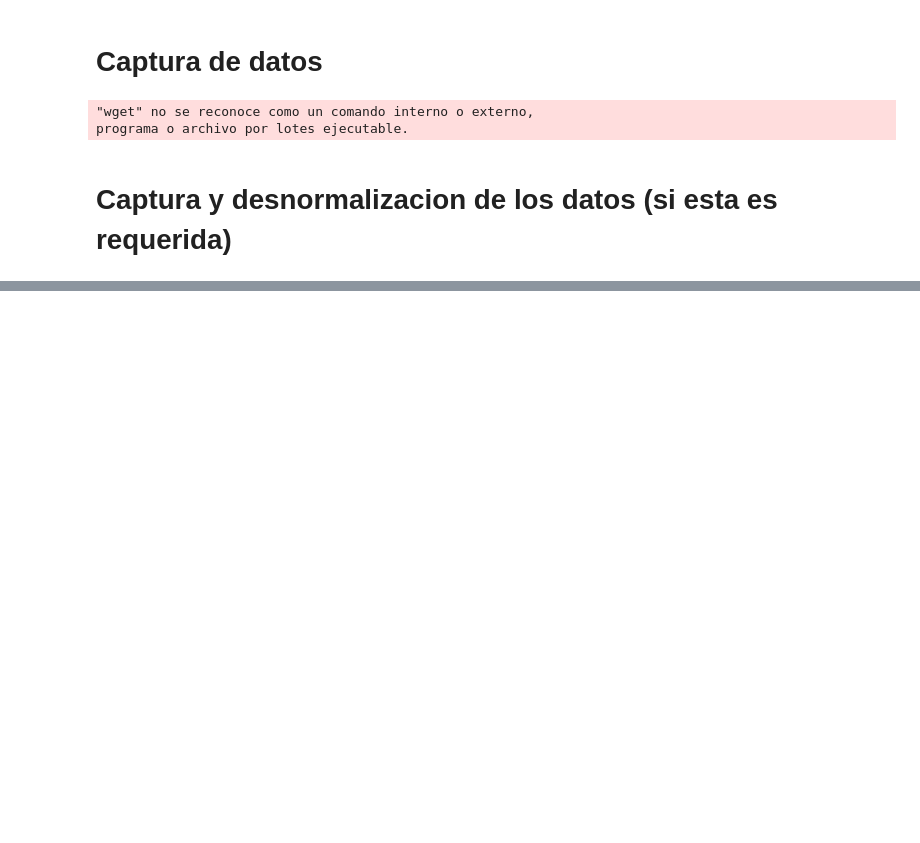
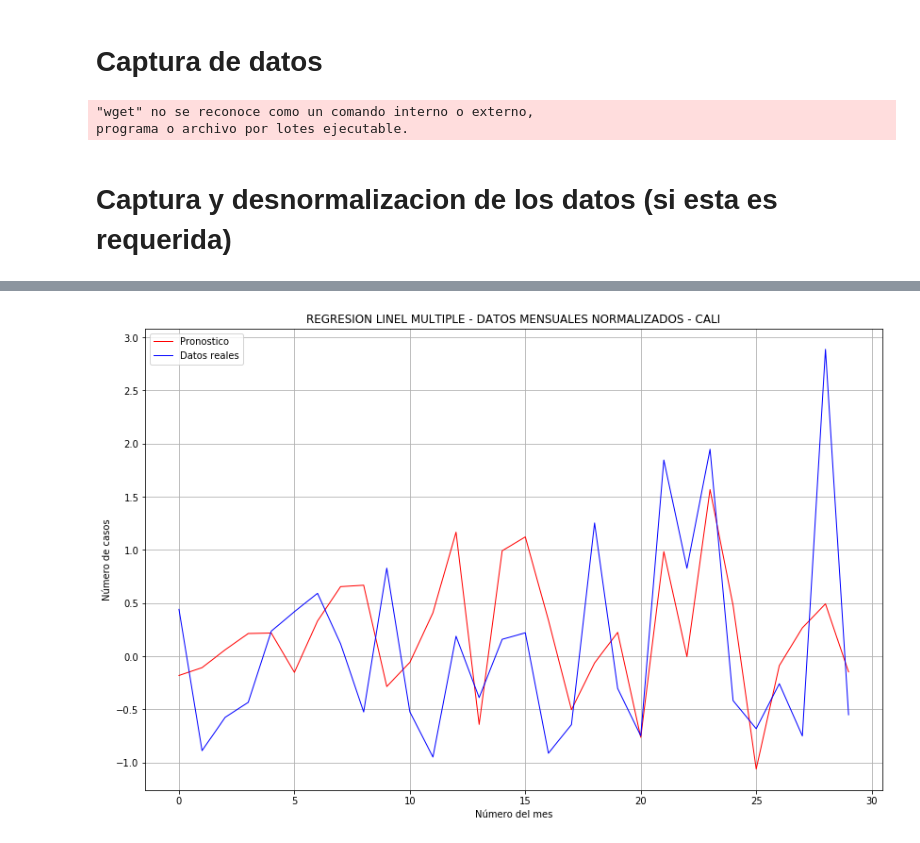
Before and after one commit to hjmesa/Dengue, a Jupyter notebook: Evaluacion_Regresiones_Cali_Mes.ipynb, the cells around one changed output, grey strips where cells are left out. Drawn from its saved outputs; the diff is of its cells as text; code cells hidden in the pictures; blank space fills up the shorter version.

```diff
--- a/Evaluacion_Regresiones_Cali_Mes.ipynb
+++ b/Evaluacion_Regresiones_Cali_Mes.ipynb
@@ -1367,0 +146,10 @@ Precisión del modelo: R =  -0.7582239622644642
+# %%
+def grafico_multiple(Y_pred,texto):
+    plt.rcParams['figure.figsize'] = [14.0, 9.0];
+    plt.title(texto);
+    plt.plot(Y_pred, label='Pronostico', color='red', linewidth=1);
+    plt.plot(y_test, label='Datos reales', color='blue', linewidth=1);
+    plt.grid();
+    plt.legend();
+    plt.ylabel('Número de casos');
+    plt.xlabel('Número del mes');
@@ -1367,0 +430,75 @@ Precisión del modelo: R =  -0.7582239622644642
+# %%
+# OK (3)
+#Precision en la regresion lineal multiple con datos normalizados
+P_R_L_M_N = 0
+
+#Encabezado
+cadena = ""
+print (cadena.center(100, "="))
+cadena = "                                     REGRESION LINEL MULTIPLE                                     "
+print (cadena.center(100, "="))
+cadena = "                                                                                                  "
+print (cadena.center(100, "="))
+cadena = "                                DATOS MENSUALES NORMALIZADOS - CALI                               "
+print (cadena.center(100, "="))
+cadena = ""
+print (cadena.center(100, "="))
+print ('\n\n\n')
+
+#Generar la matriz de datos para el entrenamiento
+X,y = captura(Datos)
+print(X)
+#Separo los datos de "train" en entrenamiento y prueba para probar los algoritmos
+X_train, X_test, y_train, y_test = train_test_split(X, y, test_size=0.2)
+
+#seleccion(XC,y,0.2)
+test_size=0.2
+XC=X
+YC=y
+#--------------------------------------------------------------------
+
+L=len(XC)
+PRO = 12
+L=L-PRO
+EVA = int(L*test_size)
+ENT = L - EVA
+X_ENT = np.zeros((ENT,X.shape[1]))
+X_EVA = np.zeros((EVA,X.shape[1]))
+Y_ENT = np.zeros((ENT,1))
+Y_EVA = np.zeros((EVA,1))
+print(X_ENT.shape)
+print(X_EVA.shape)
+for i in range(0,ENT):
+    for j in range(0,X.shape[1]):
+        X_ENT[i,j]=XC[i,j]
+    Y_ENT[i]=YC[i]
+
+print(X_ENT)
+print(Y_ENT)
+
+
+
+#---------------------------------------------------------------------
+#print (len(X_train),X_train,'\n\n\n')
+#print (len(X_test),X_test,'\n\n\n')
+#print (len(y_train),y_train,'\n\n\n')
+#print (len(y_test),y_test,'\n\n\n')
+
+
+
+#Defino el algoritmo a utilizar
+lr_multiple = linear_model.LinearRegression()
+
+#Entreno el modelo
+lr_multiple.fit(X_train, y_train)
+
+#Realizo una predicción para datos de entrenamientos
+Y_pred_multiple = lr_multiple.predict(X_test)
+
+
+P_R_L_M_N = lr_multiple.score(X_train, y_train)
+print('Precisión del modelo:')
+print(P_R_L_M_N)
+
+grafico_multiple(Y_pred_multiple,'REGRESION LINEL MULTIPLE - DATOS MENSUALES NORMALIZADOS - CALI')
+# %% [output]
@@ -1367,0 +522 @@ Precisión del modelo: R =  -0.7582239622644642
+[figure, added]
```
Also changed, not shown: parts of 53 cells of this notebook, 16 other files.
